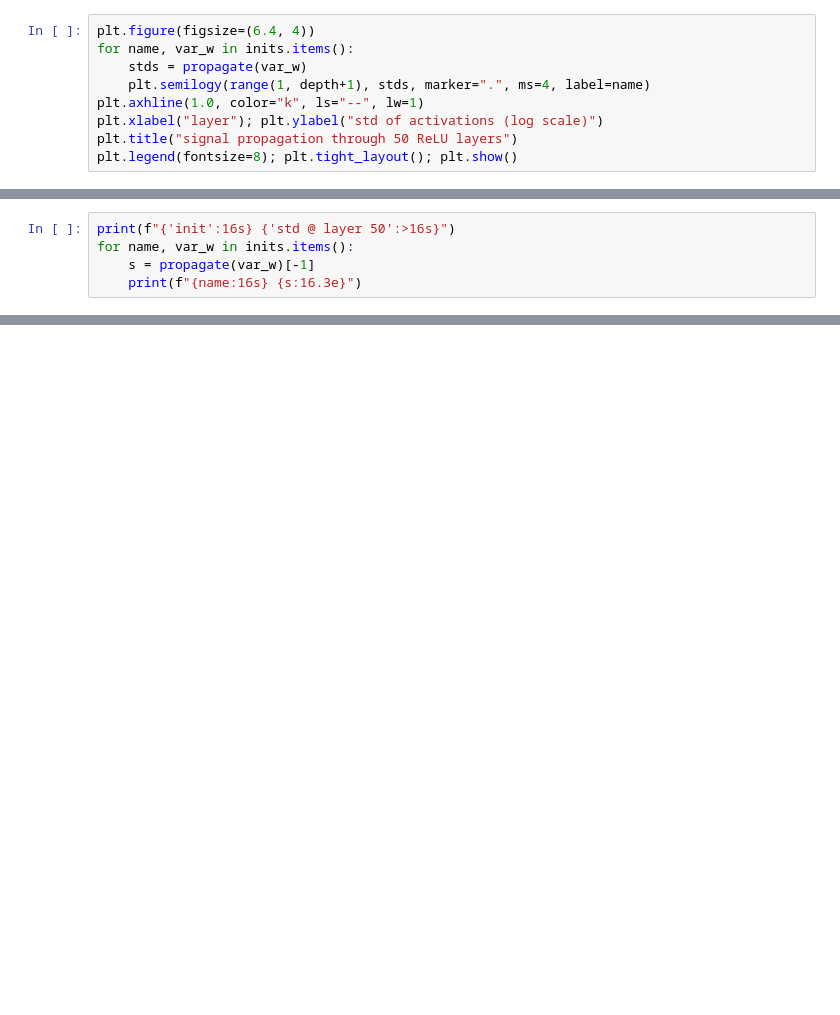
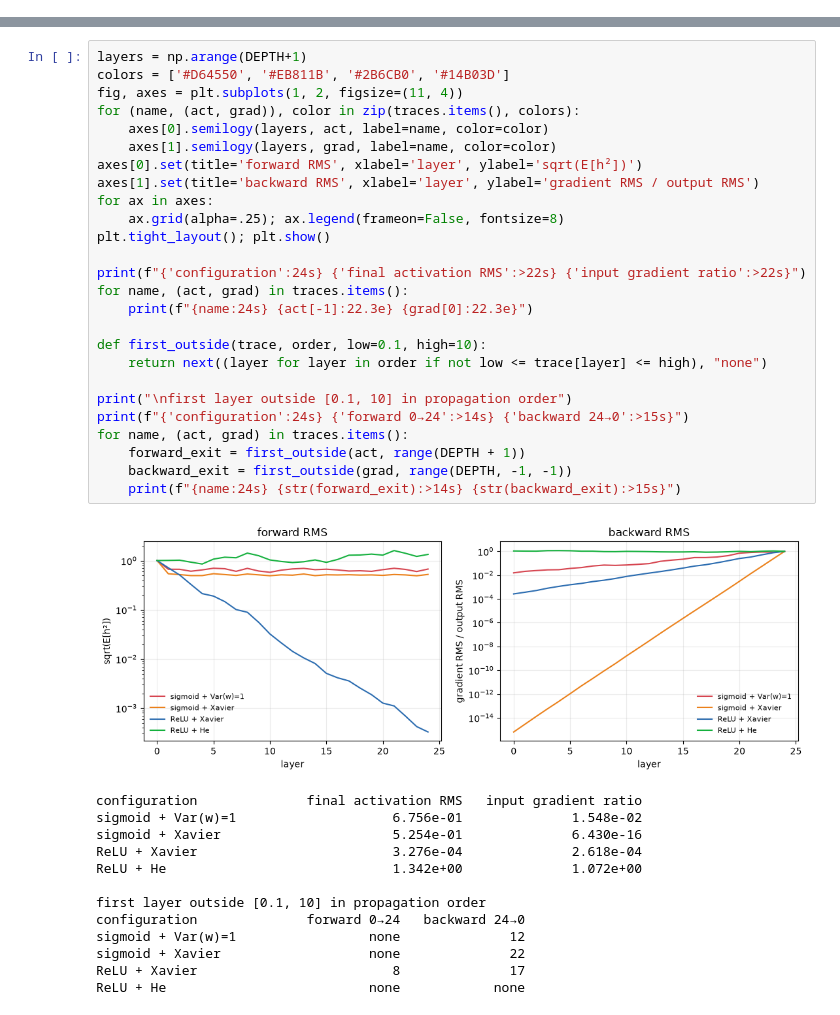
Before and after one commit to nipunbatra/dl-teaching, a Jupyter notebook: notebooks/L06/03_xavier_vs_he.ipynb, the cells around one changed output, grey strips where cells are left out. Drawn from its saved outputs; the diff is of its cells as text; blank space fills up the shorter version.

```diff
--- a/notebooks/L06/03_xavier_vs_he.ipynb
+++ b/notebooks/L06/03_xavier_vs_he.ipynb
@@ -31,9 +0,0 @@ inits = {
-# %%
-plt.figure(figsize=(6.4, 4))
-for name, var_w in inits.items():
-    stds = propagate(var_w)
-    plt.semilogy(range(1, depth+1), stds, marker=".", ms=4, label=name)
-plt.axhline(1.0, color="k", ls="--", lw=1)
-plt.xlabel("layer"); plt.ylabel("std of activations (log scale)")
-plt.title("signal propagation through 50 ReLU layers")
-plt.legend(fontsize=8); plt.tight_layout(); plt.show()
@@ -42,5 +0,0 @@ plt.legend(fontsize=8); plt.tight_layout(); plt.show()
-# %%
-print(f"{'init':16s} {'std @ layer 50':>16s}")
-for name, var_w in inits.items():
-    s = propagate(var_w)[-1]
-    print(f"{name:16s} {s:16.3e}")
@@ -58,0 +66,40 @@ large  (4/n)            1.313e+07
+# %%
+layers = np.arange(DEPTH+1)
+colors = ['#D64550', '#EB811B', '#2B6CB0', '#14B03D']
+fig, axes = plt.subplots(1, 2, figsize=(11, 4))
+for (name, (act, grad)), color in zip(traces.items(), colors):
+    axes[0].semilogy(layers, act, label=name, color=color)
+    axes[1].semilogy(layers, grad, label=name, color=color)
+axes[0].set(title='forward RMS', xlabel='layer', ylabel='sqrt(E[h²])')
+axes[1].set(title='backward RMS', xlabel='layer', ylabel='gradient RMS / output RMS')
+for ax in axes:
+    ax.grid(alpha=.25); ax.legend(frameon=False, fontsize=8)
+plt.tight_layout(); plt.show()
+
+print(f"{'configuration':24s} {'final activation RMS':>22s} {'input gradient ratio':>22s}")
+for name, (act, grad) in traces.items():
+    print(f"{name:24s} {act[-1]:22.3e} {grad[0]:22.3e}")
+
+def first_outside(trace, order, low=0.1, high=10):
+    return next((layer for layer in order if not low <= trace[layer] <= high), "none")
+
+print("\nfirst layer outside [0.1, 10] in propagation order")
+print(f"{'configuration':24s} {'forward 0→24':>14s} {'backward 24→0':>15s}")
+for name, (act, grad) in traces.items():
+    forward_exit = first_outside(act, range(DEPTH + 1))
+    backward_exit = first_outside(grad, range(DEPTH, -1, -1))
+    print(f"{name:24s} {str(forward_exit):>14s} {str(backward_exit):>15s}")
+# %% [output]
+[figure, added]
+configuration              final activation RMS   input gradient ratio
+sigmoid + Var(w)=1                    6.756e-01              1.548e-02
+sigmoid + Xavier                      5.254e-01              6.430e-16
+ReLU + Xavier                         3.276e-04              2.618e-04
+ReLU + He                             1.342e+00              1.072e+00
+
+first layer outside [0.1, 10] in propagation order
+configuration              forward 0→24   backward 24→0
+sigmoid + Var(w)=1                 none              12
+sigmoid + Xavier                   none              22
+ReLU + Xavier                         8              17
+ReLU + He                          none            none
```
Also changed, not shown: parts of 15 cells of this notebook, 7 other files.
